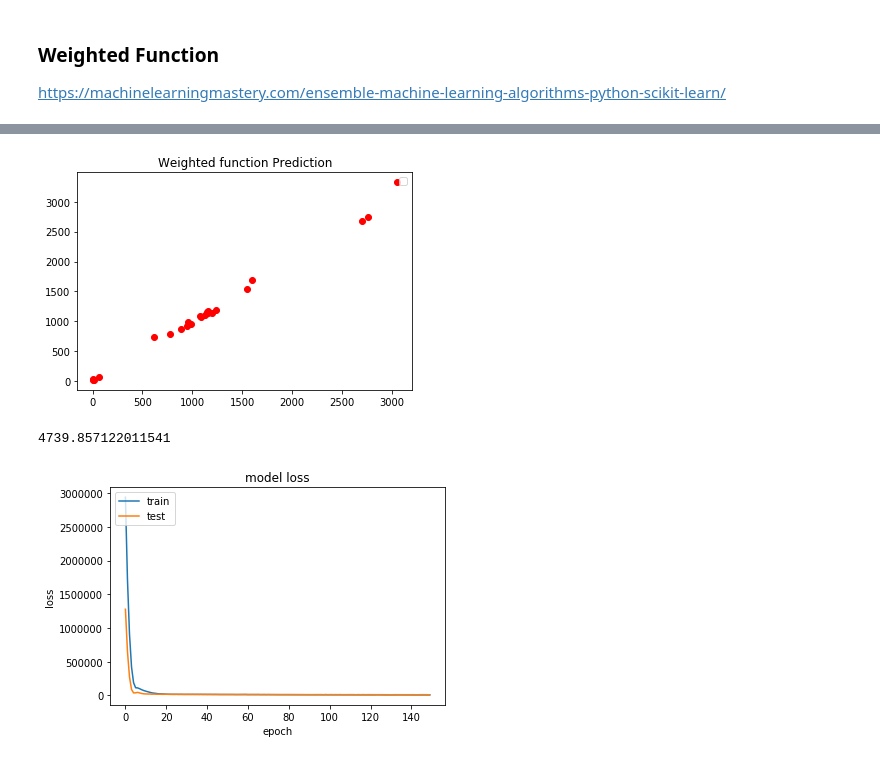
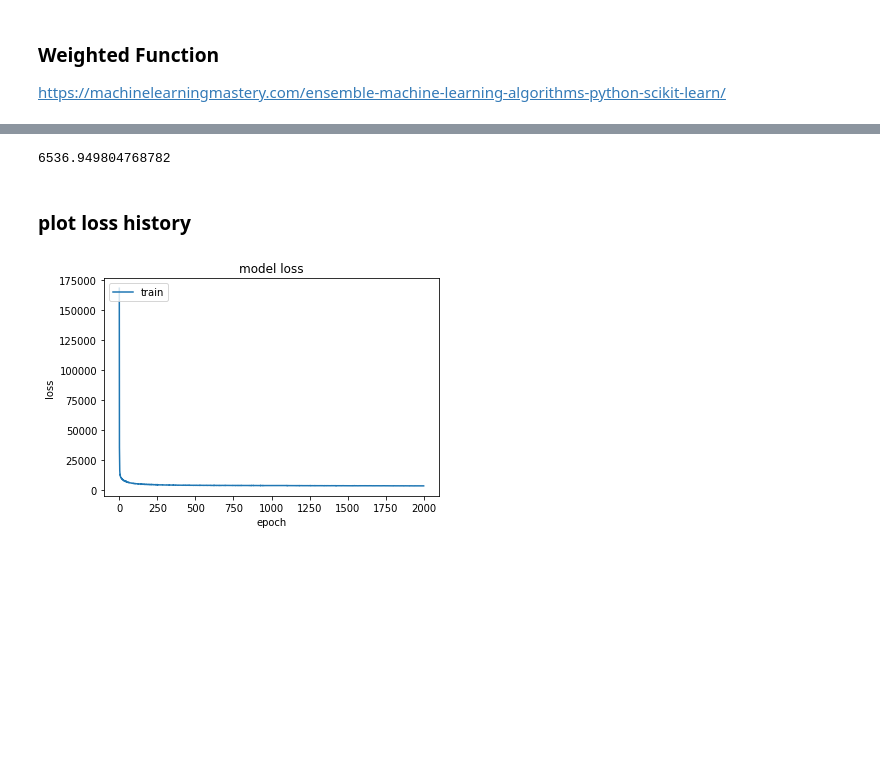
Before and after one commit to UCSD-SEELab/sdsc-weather-stream, a Jupyter notebook: Project_Pipeline.ipynb, the cells around one changed output, grey strips where cells are left out. Drawn from its saved outputs; the diff is of its cells as text; code cells hidden in the pictures; blank space fills up the shorter version.

```diff
--- a/Project_Pipeline.ipynb
+++ b/Project_Pipeline.ipynb
@@ -168,0 +160,6 @@ Epoch 100/100
+# %%
+from sklearn.datasets import load_boston
+from sklearn.linear_model import LinearRegression,Lasso,Ridge
+ll = Lasso(alpha=0.1)
+ll.fit(X_train_stationary, y_train)
+y_train_test_stationary = ll.predict(X_train_stationary)
@@ -169,3 +185,20 @@ Epoch 100/100
 # %% [markdown]
 ### Weighted Function
 https://machinelearningmastery.com/ensemble-machine-learning-algorithms-python-scikit-learn/
+# %%
+y_train_weather = pd.DataFrame(y_train_test_weather)
+y_train_stationary = pd.DataFrame(y_train_test_stationary)
+X_train_pred = pd.concat([y_train_weather, y_train_stationary],axis=1)
+# %%
+#Pred = [y_pred_weather,y_pred_wearable]
+#X_train, X_test, y_train, y_test = train_test_split(train_pred, y_test, test_size = 0.2, random_state = 0)
+classifier = Sequential()
+# Adding the Single Perceptron or Shallow network
+classifier.add(Dense(50,activation='relu', input_dim=12))
+# Adding dropout to prevent overfitting
+#classifier.add(Dropout(p=0.1))
+# Adding the output layer
+classifier.add(Dense(output_dim=6))
+classifier.compile(optimizer = adagrad, loss = 'mean_squared_error')
+#history = classifier.fit(X_train_pred, y_train, validation_data=(X_test,y_test),batch_size=10, nb_epoch=150)
+history = classifier.fit(X_train_pred, y_train, batch_size=10, nb_epoch=2000)
@@ -176,15 +265,0 @@ Pred = pd.concat([y_pred_weather, y_pred_stationary],axis=1)
-# %%
-#Pred = [y_pred_weather,y_pred_wearable]
-X_train, X_test, y_train, y_test = train_test_split(Pred, y_test, test_size = 0.2, random_state = 0)
-classifier = Sequential()
-# Adding the Single Perceptron or Shallow network
-classifier.add(Dense(50,activation='relu', input_dim=12))
-# Adding dropout to prevent overfitting
-#classifier.add(Dropout(p=0.1))
-# Adding the output layer
-classifier.add(Dense(output_dim=6))
-classifier.compile(optimizer = 'adam', loss = 'mean_squared_error')
-history = classifier.fit(X_train, y_train, validation_data=(X_test,y_test),batch_size=10, nb_epoch=150)
-y_pred = classifier.predict(X_test)
-mse3 = mean_squared_error(y_test, y_pred)
-print mse1
@@ -216,22 +273,20 @@ plt.show()
-# %%
-plt.scatter(y_test.iloc[:,1],y_pred[:,1], color = 'red')
-plt.title('Weighted function Prediction')
-plt.legend()
-plt.show()
-print mean_squared_error(y_test.iloc[:,1],y_pred[:,1])
-# %% [output]
-[figure, removed]
-4739.857122011541
+# %%
+mse3 = mean_squared_error(y_test, y_pred)
+print mse3
+# %% [output]
+6536.949804768782
+# %% [markdown]
+### plot loss history
 # %%
 plt.plot(history.history['loss'])
-plt.plot(history.history['val_loss'])
+#plt.plot(history.history['val_loss'])
 plt.title('model loss')
 plt.ylabel('loss')
 plt.xlabel('epoch')
 plt.legend(['train', 'test'], loc='upper left')
 plt.show()
 # %% [output]
-[figure, old version]
+[figure, new version]
 # %%
 from sklearn.datasets import load_boston
 from sklearn.linear_model import LinearRegression,Lasso,Ridge
```
Also changed, not shown: parts of 24 cells of this notebook, 1 other file.
